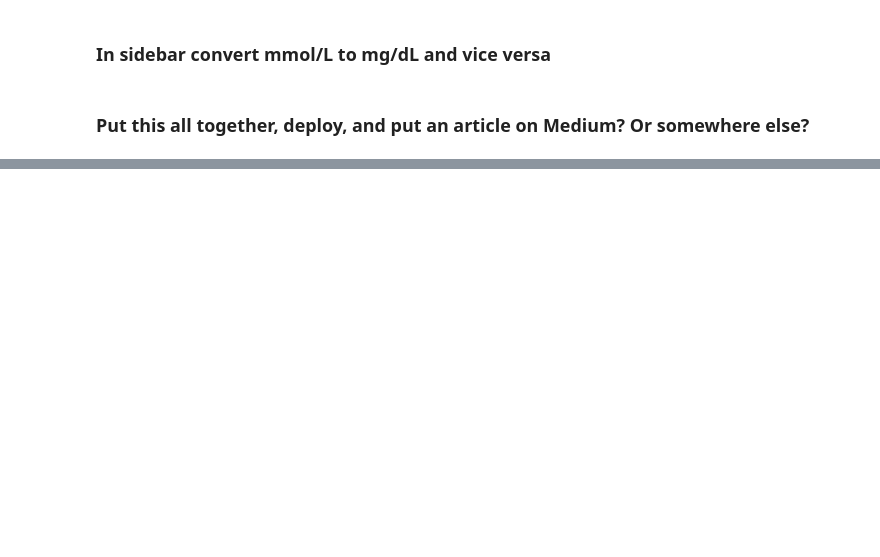
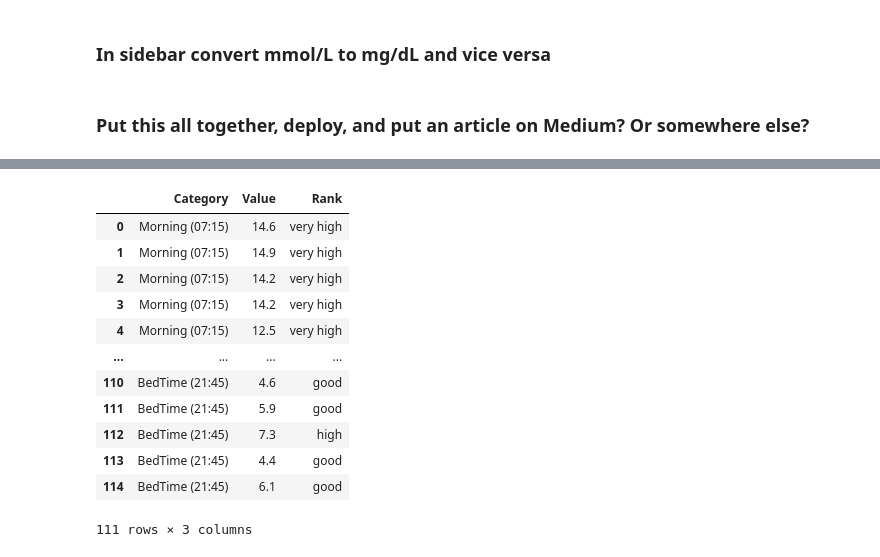
Before and after one commit to charleverts/glucose_tracker_app, a Jupyter notebook: streamlit.ipynb, the cells around one changed output, grey strips where cells are left out. Drawn from its saved outputs; the diff is of its cells as text; code cells hidden in the pictures; blank space fills up the shorter version.

```diff
--- a/streamlit.ipynb
+++ b/streamlit.ipynb
@@ -756,0 +795,56 @@ Think about other cool charts - aesthetically pleasing
+# %%
+# Convert the DataFrame to long format for Plotly Express
+glucose_df_long = glucose_df[['Morning (07:15)','Lunch (12:50)',
+                              'Dinner (18:30)', 'BedTime (21:45)']]\
+                              .melt(var_name='Category', value_name='Value')
+
+def value_to_rank(value):
+    if value < 3:
+        return 'very low'
+    elif 3 <= value < 4:
+        return 'low'
+    elif 4 <= value < 7:
+        return 'good'
+    elif 7 <= value < 10:
+        return 'high'
+    elif 10 <= value < 15:
+        return 'very high'
+    elif value >= 15:
+        return 'extremely high'
+
+glucose_df_long['Rank'] = glucose_df_long['Value'].apply(value_to_rank)
+
+glucose_df_long = glucose_df_long.dropna()
+
+pie_df = pd.DataFrame(glucose_df_long['Rank'].value_counts()).reset_index()
+
+# Rename columns using a dictionary
+pie_df.rename(columns={'index': 'Reading_Type',
+                       'Rank': 'Count'},
+                       inplace = True)
+
+# Define the desired order
+Reading_Type_order = ['low', 'good', 'high', 'very high', 'extremely high']
+
+# Convert the 'Category' column to a categorical type with the specified order
+pie_df['Reading_Type'] = pd.Categorical(pie_df['Reading_Type'], categories=Reading_Type_order, ordered=True)
+
+# Sort the DataFrame by the 'Category' column
+pie_df = pie_df.sort_values('Reading_Type')
+# %%
+glucose_df_long = glucose_df_long.dropna()
+glucose_df_long
+# %% [output]
+|  | Category | Value | Rank |
+| 0 | Morning (07:15) | 14.6 | very high |
+| 1 | Morning (07:15) | 14.9 | very high |
+| 2 | Morning (07:15) | 14.2 | very high |
+| 3 | Morning (07:15) | 14.2 | very high |
+| 4 | Morning (07:15) | 12.5 | very high |
+| ... | ... | ... | ... |
+| 110 | BedTime (21:45) | 4.6 | good |
+| 111 | BedTime (21:45) | 5.9 | good |
+| 112 | BedTime (21:45) | 7.3 | high |
+| 113 | BedTime (21:45) | 4.4 | good |
+| 114 | BedTime (21:45) | 6.1 | good |
+111 rows × 3 columns
```
Also changed, not shown: parts of 22 cells of this notebook, 2 other files.
